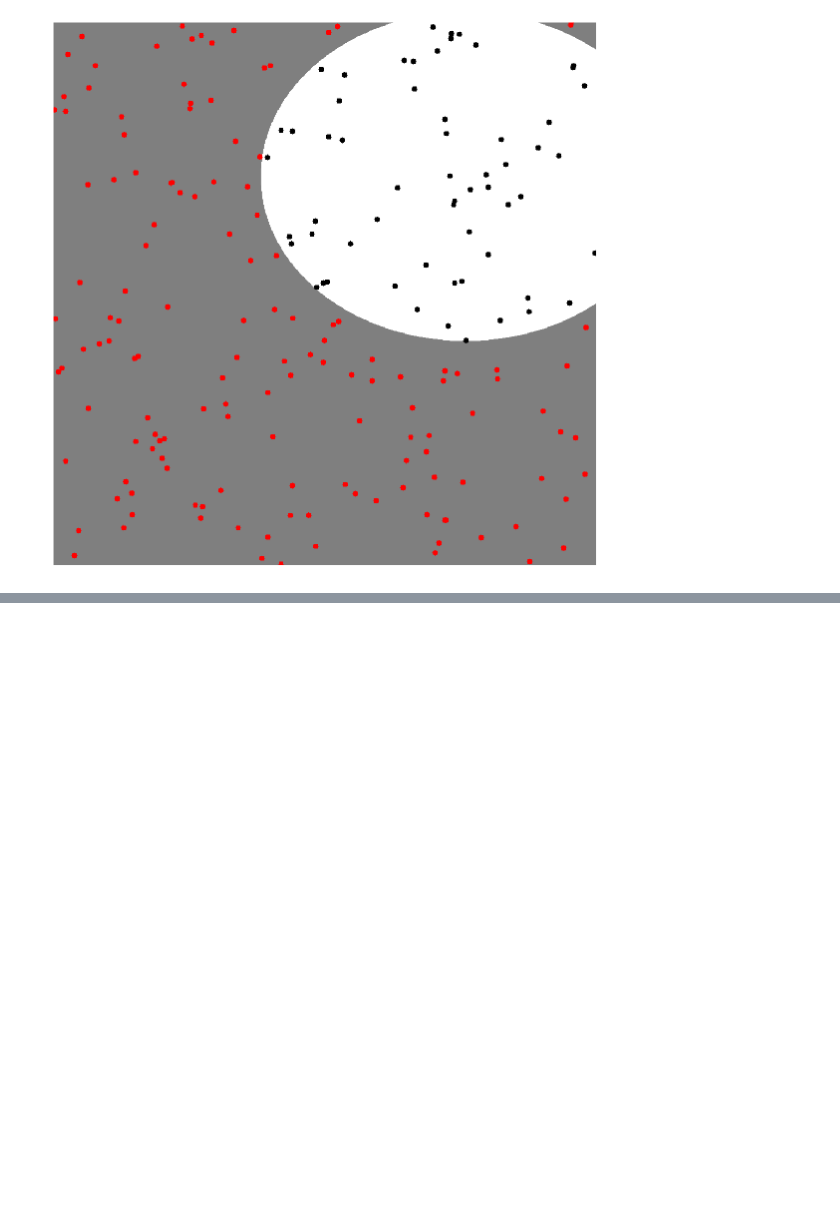
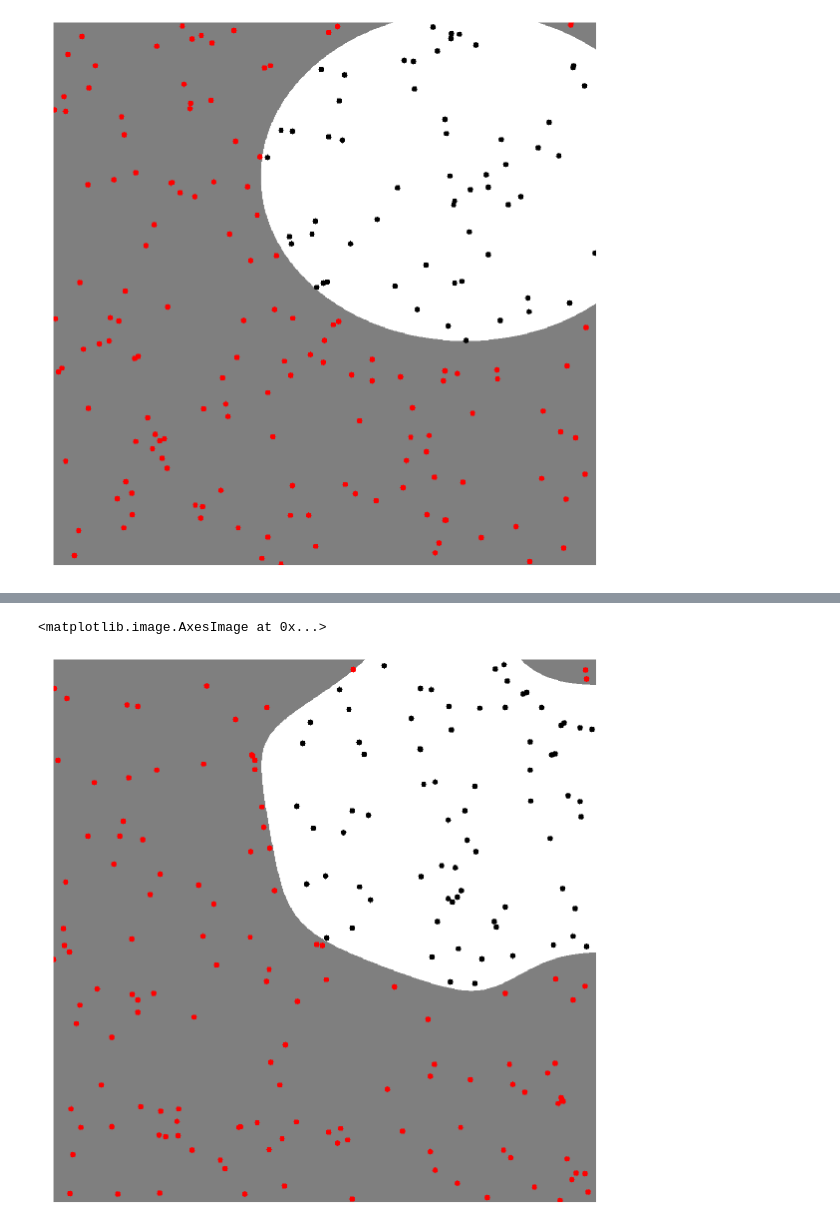
Before and after one commit to shoaibahmed/ToyExamples-TF, a Jupyter notebook: Notebooks/Over_fitting.ipynb, the cells around one changed output, grey strips where cells are left out. Saved outputs shown, nothing was run; the diff lists cells and outputs as text; code cells hidden in the pictures; blank space fills up the shorter version.

```diff
--- a/Notebooks/Over_fitting.ipynb
+++ b/Notebooks/Over_fitting.ipynb
@@ -65,12 +65,12 @@ dataPlot = np.ones((plotDim, plotDim, 3), dtype=np.float32)
 scaledIndices = np.floor(trainDataPoints * plotDim).astype(np.int32)
 
 # Create decision boundary meshgrid
+grid = np.array([[i, j] for i in range(plotDim) for j in range(plotDim)])
 for x in range(plotDim):
   for y in range(plotDim):
-    # Exchange x and y because of i and j
-    gridLabel = ((np.square((y / plotDim) - center[0]) / np.square(a)) + (np.square((x / plotDim) - center[1]) / np.square(b)) > np.square(r))
+    gridLabel = ((np.square((x / plotDim) - center[0]) / np.square(a)) + (np.square((y / plotDim) - center[1]) / np.square(b)) > np.square(r))
     if gridLabel:
-      dataPlot[x, y, :] = [0.5, 0.5, 0.5]
+      dataPlot[y, x, :] = [0.5, 0.5, 0.5] # Exchange x and y because of i and j
 
 for i in range(scaledIndices.shape[0]):
   color = (0.0, 0.0, 0.0)
@@ -144,4 +146,4 @@ with tf.Session(config=config) as sess:
   testSetPredictions, testLoss, testAccuracy = sess.run([y, loss, accuracy], feed_dict={dataPointPlaceholder: testDataPoints, labelPlaceholder: testLabelsFloat})
 
   # Get decision boundary
-  testSetPredictions, testLoss, testAccuracy = sess.run([y, loss, accuracy], feed_dict={dataPointPlaceholder: testDataPoints, labelPlaceholder: testLabelsFloat})
+  gridPredictions = sess.run([y], feed_dict={dataPointPlaceholder: grid / plotDim})[0]
@@ -166,0 +176,27 @@ plt.show()
+# %%
+# Create the predictions plot
+plt.rcParams['figure.figsize'] = [20, 20]
+plotDim = 1000
+dataPlot = np.ones((plotDim, plotDim, 3), dtype=np.float32)
+scaledIndices = np.floor(testDataPoints * plotDim).astype(np.int32)
+
+# Create decision boundary meshgrid
+for idx in range(grid.shape[0]):
+    if gridPredictions[idx] > 0.5:
+      dataPlot[grid[idx, 1], grid[idx, 0], :] = [0.5, 0.5, 0.5]
+
+for i in range(scaledIndices.shape[0]):
+  color = (0.0, 0.0, 0.0)
+  if testSetPredictions[i]:
+    color = (1.0, 0.0, 0.0) # RGB
+
+  cv2.circle(dataPlot, (scaledIndices[i, 0], scaledIndices[i, 1]), 5, color, -1)
+
+#drawEllipse(dataPlot, center=center, axes=((a, b) if a > b else (b, a)), angle=0.0, startAngle=0.0, endAngle=360, color=(1.0, 0.0, 1.0), thickness=50)
+
+plt.tight_layout()
+plt.axis('off')
+plt.imshow(dataPlot)
+# %% [output]
+<matplotlib.image.AxesImage at 0x...>
+[figure, added]
```
Also changed, not shown: parts of 9 cells of this notebook.
